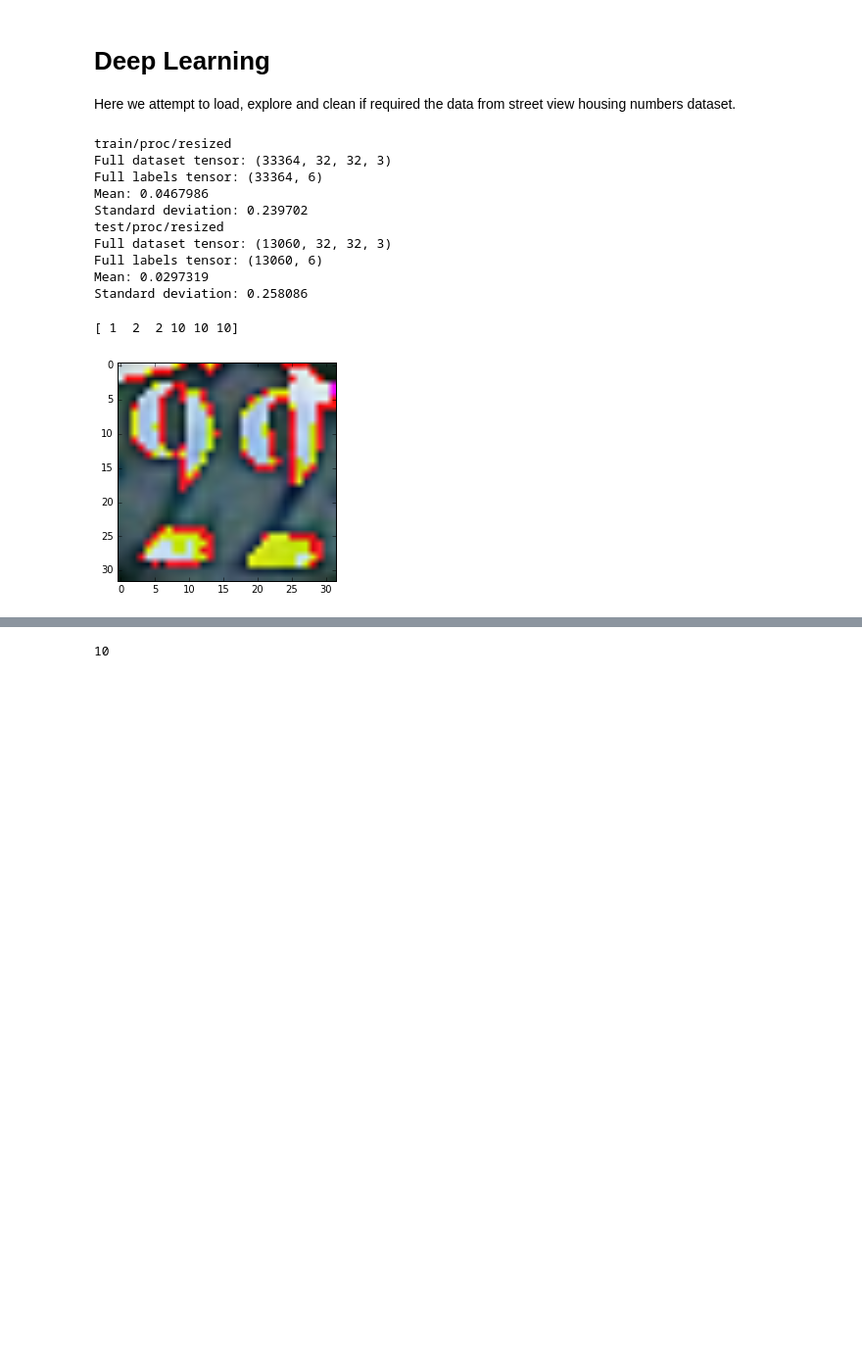
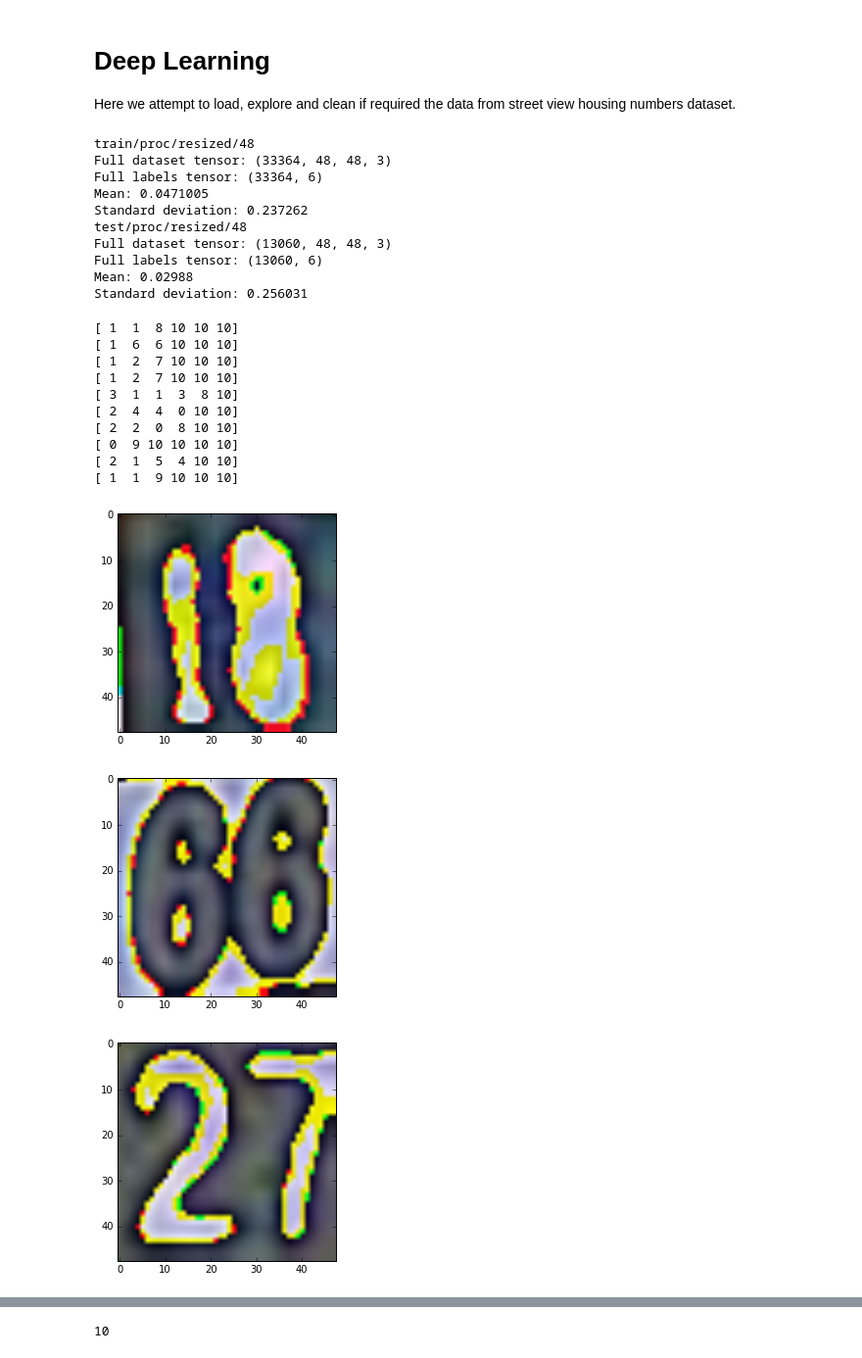
Before and after one commit to vrbala/mlnd-capstone, a Jupyter notebook: 2_svhn_multi.ipynb, the cells around one changed output, grey strips where cells are left out. Shown at 98% size. Drawn from its saved outputs; the diff is of its cells as text; code cells hidden in the pictures; blank space fills up the shorter version.

Commit message:
Using image size 48x48. Benchmark NN had 53% accuracy on test set

```diff
--- a/2_svhn_multi.ipynb
+++ b/2_svhn_multi.ipynb
@@ -38,7 +38,7 @@ def read_csv(filename):
     agg['Width'] = agg.RightMost - agg.Left
     return agg
 # %%
-image_size = 32  # Pixel width and height.
+image_size = 48  # Pixel width and height.
 pixel_depth = 255.0  # Number of levels per pixel.
 
 def load_letter(folder, csvData):
@@ -87,23 +87,37 @@ def load_letter(folder, csvData):
   print('Standard deviation:', np.std(dataset))
   return (dataset, labels)
 
-train_dataset, train_labels = load_letter('train/proc/resized', read_csv('train/digitStruct.csv'))
-test_dataset, test_labels = load_letter('test/proc/resized', read_csv('test/digitStruct.csv'))
+train_dataset, train_labels = load_letter('train/proc/resized/48', read_csv('train/digitStruct.csv'))
+test_dataset, test_labels = load_letter('test/proc/resized/48', read_csv('test/digitStruct.csv'))
 # %% [output]
-train/proc/resized
-Full dataset tensor: (33364, 32, 32, 3)
+train/proc/resized/48
+Full dataset tensor: (33364, 48, 48, 3)
 Full labels tensor: (33364, 6)
-Mean: 0.0467986
-Standard deviation: 0.239702
-test/proc/resized
-Full dataset tensor: (13060, 32, 32, 3)
+Mean: 0.0471005
+Standard deviation: 0.237262
+test/proc/resized/48
+Full dataset tensor: (13060, 48, 48, 3)
 Full labels tensor: (13060, 6)
-Mean: 0.0297319
-Standard deviation: 0.258086
+Mean: 0.02988
+Standard deviation: 0.256031
-# %%
-idx = 7
-plt.imshow(train_dataset[idx])
-print(train_labels[idx])
-# %% [output]
-[ 1  2  2 10 10 10]
-[figure, removed]
+# %%
+permutation = np.random.permutation(train_labels.shape[0])
+for i in permutation[:10]:
+    print(train_labels[i])
+    plt.figure()
+    plt.imshow(train_dataset[i])
+    del i
+# %% [output]
+[ 1  1  8 10 10 10]
+[ 1  6  6 10 10 10]
+[ 1  2  7 10 10 10]
+[ 1  2  7 10 10 10]
+[ 3  1  1  3  8 10]
+[ 2  4  4  0 10 10]
+[ 2  2  0  8 10 10]
+[ 0  9 10 10 10 10]
+[ 2  1  5  4 10 10]
+[ 1  1  9 10 10 10]
+[figure, added]
+[figure, added]
+[figure, added]
```
Also changed, not shown: parts of 3 cells of this notebook, 2 other files.
